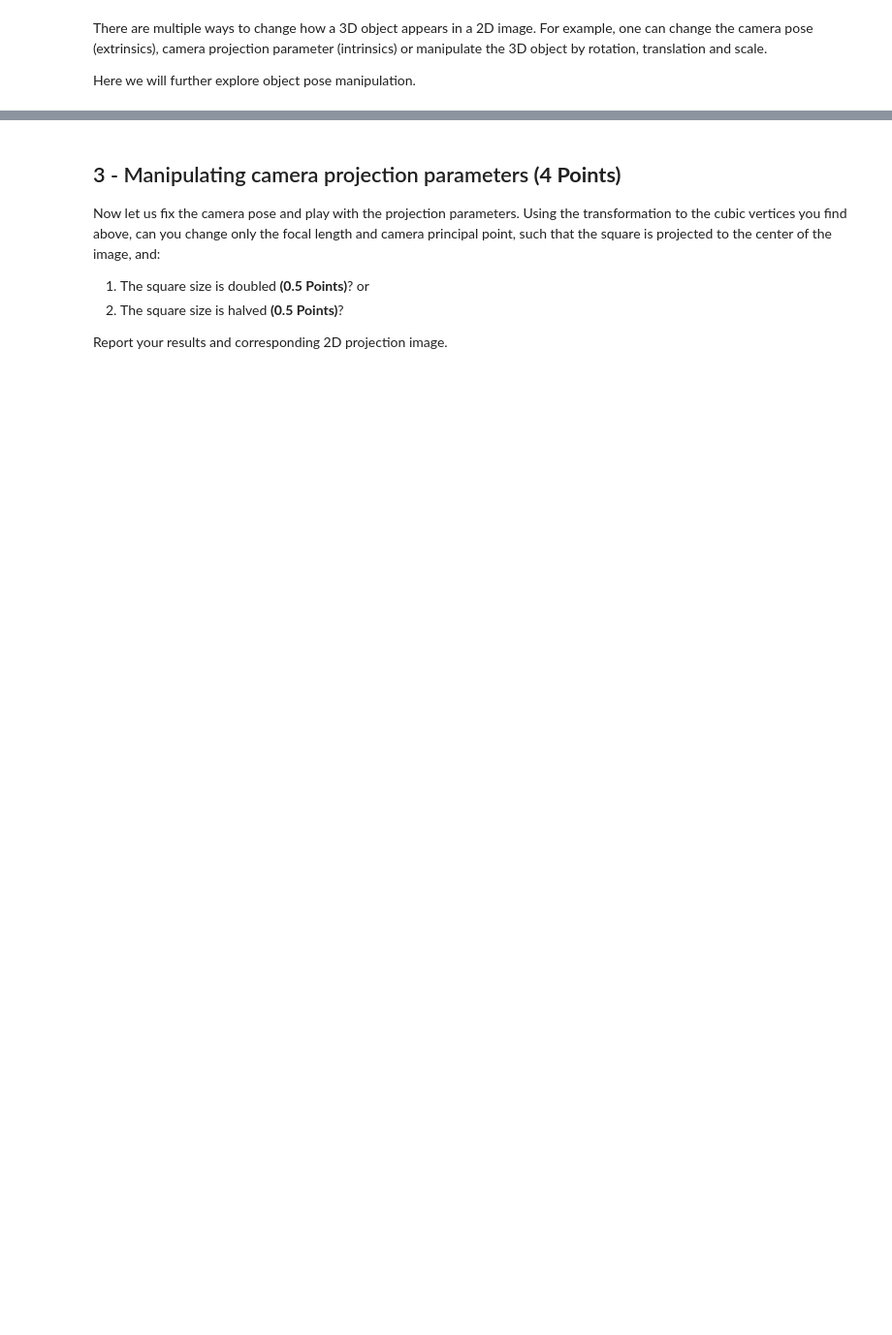
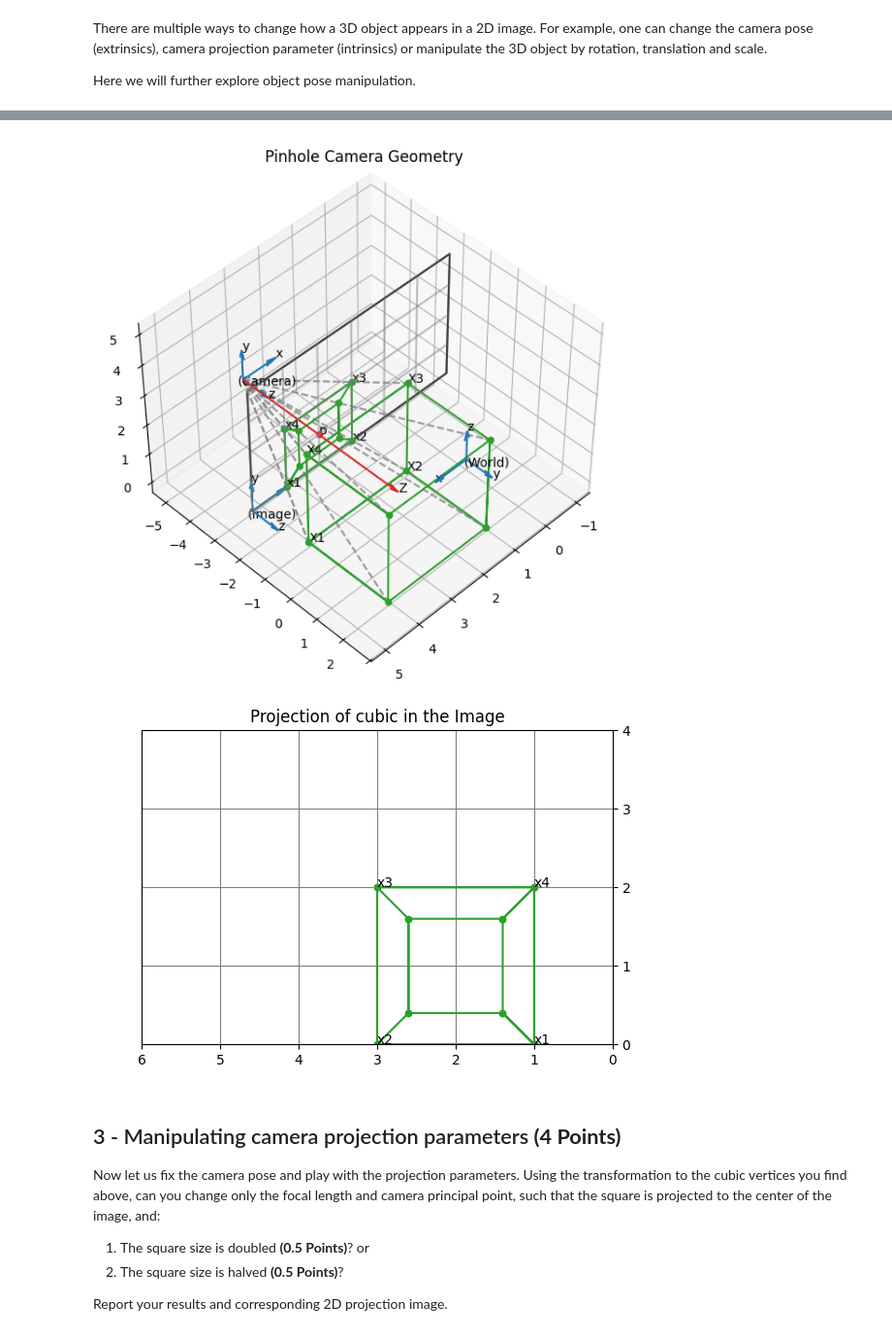
Before and after one commit to blancocd/3DV-SU25, a Jupyter notebook: 3DVision-ex1/notebooks/01_Transformations.ipynb, the cells around one changed output, grey strips where cells are left out. Shown at 97% size. Drawn from its saved outputs; the diff is of its cells as text; code cells hidden in the pictures; blank space fills up the shorter version.

```diff
--- a/3DVision-ex1/notebooks/01_Transformations.ipynb
+++ b/3DVision-ex1/notebooks/01_Transformations.ipynb
@@ -209,24 +246,41 @@ draw_cube(THETA_X, THETA_Y, THETA_Z, C, focal_length, principal_x, principal_y,
 # %%
 cube_file = "../data/cubic_verts.txt"
 verts = np.loadtxt(cube_file)
 
 cubic_front = Polygon(verts[:4])
 cubic = Polygon(verts[4:])
 
 def normalize(vect):
     "normalize a vector: divide by its length"
     return vect / np.linalg.norm(vect)
 
 ########################################################################################
 # TODO: find proper transformation to the cubic vertices such that it's front (x1-x4)  #
 #       is projected as a square of size 2 in the image. Transformation is R and t.    #
 # HINT: - construct a local coordinate frame using cube's edges and align it with      #
 #         global coordinate frame;                                                     #
 #       - change the depth of the cube such that length of edge's projection is 2      #
 #         (fx * length / dist = pixel_width)                                           #
 #       - align the front face of the cube with the image plane and shift it using     #
 #         the distance friom the previous step;                                        #
 ########################################################################################
+u1, u2, u3 = verts[:3]
+u1, u3 = u1-u2, u3-u2
+u1, u3 = normalize(u1), normalize(u3)
+u2 = np.cross(u1, u3)
+R = np.block([[u1],[u2],[u3]])
+rotated_verts = (R@verts.T).T
+
+rotated_verts[:,2] += np.ones_like(rotated_verts[:,2]) * 4.5
+rotated_verts[:,0] += np.ones_like(rotated_verts[:,0]) * 6.5
+# length of cube is 3, fx is 3, pixel_width is 1 so depth should be 1.5
+# image plane is at y = -2 and our cubic_front at 3 so we subtract 3.5
+rotated_verts[:,1] -= np.ones_like(rotated_verts[:,1]) * 3.5
+
+draw_cube(THETA_X, THETA_Y, THETA_Z, C, focal_length, principal_x, principal_y, rotated_verts)
+# %% [output]
+[figure, added]
+[figure, added]
 # %% [markdown]
 ## 3 - Manipulating camera projection parameters **(4 Points)**
 Now let us fix the camera pose and play with the projection parameters. Using the transformation to the cubic vertices you find above, can you change only the focal length and camera principal point, such that the square is projected to the center of the image, and:
```
Also changed, not shown: parts of 10 cells of this notebook.
